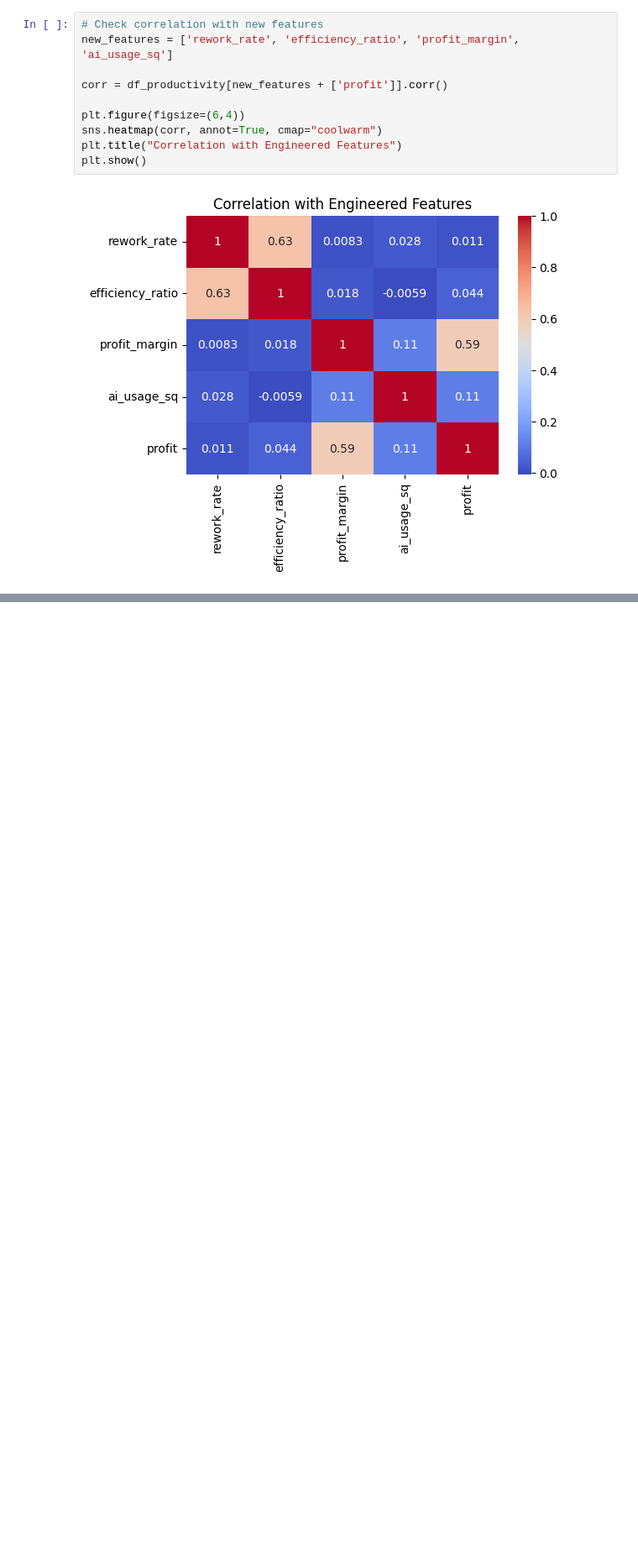
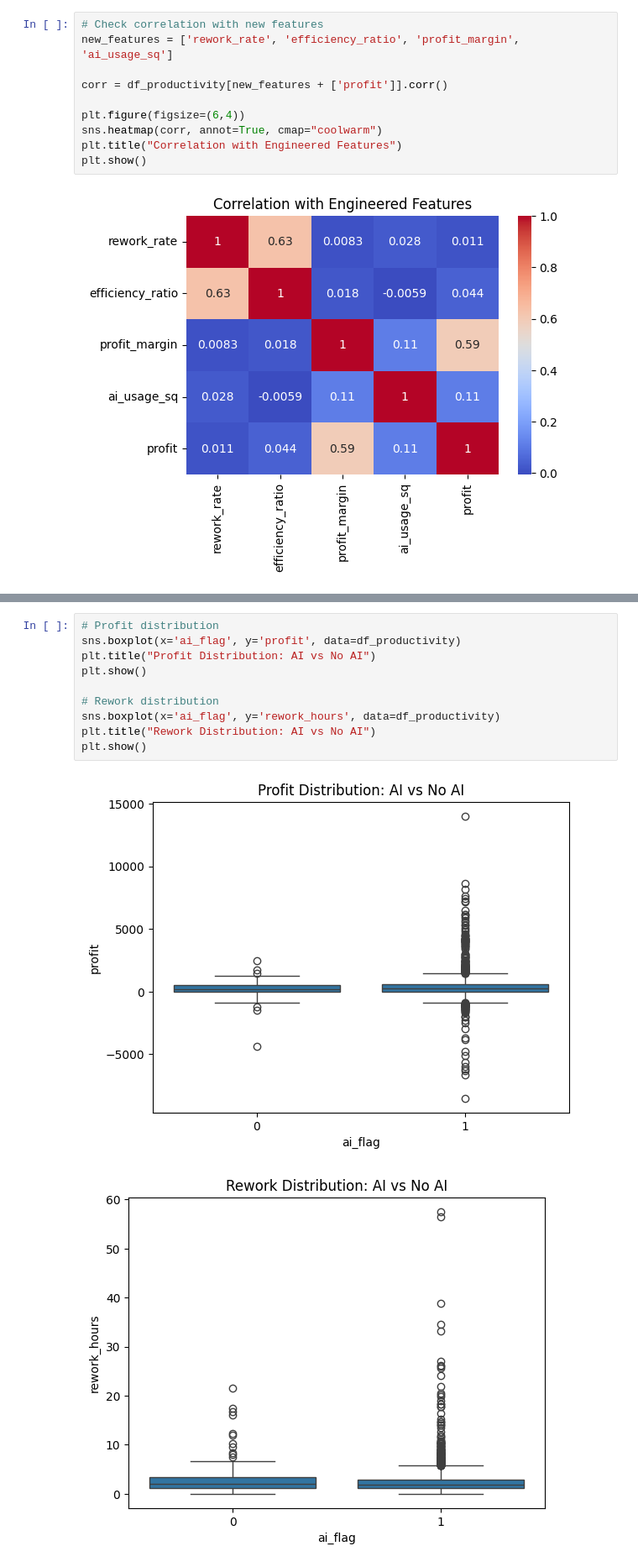
Before and after one commit to andreamammano89-maker/ML_Project_SEA_815441, a Jupyter notebook: EDA.ipynb, the cells around one changed output, grey strips where cells are left out. Shown at 84% size. Drawn from its saved outputs; the diff is of its cells as text; blank space fills up the shorter version.

```diff
--- a/EDA.ipynb
+++ b/EDA.ipynb
@@ -510,0 +548,13 @@ plt.show()
+# %%
+# Profit distribution
+sns.boxplot(x='ai_flag', y='profit', data=df_productivity)
+plt.title("Profit Distribution: AI vs No AI")
+plt.show()
+
+# Rework distribution
+sns.boxplot(x='ai_flag', y='rework_hours', data=df_productivity)
+plt.title("Rework Distribution: AI vs No AI")
+plt.show()
+# %% [output]
+[figure, added]
+[figure, added]
```
Also changed, not shown: parts of 7 cells of this notebook.
